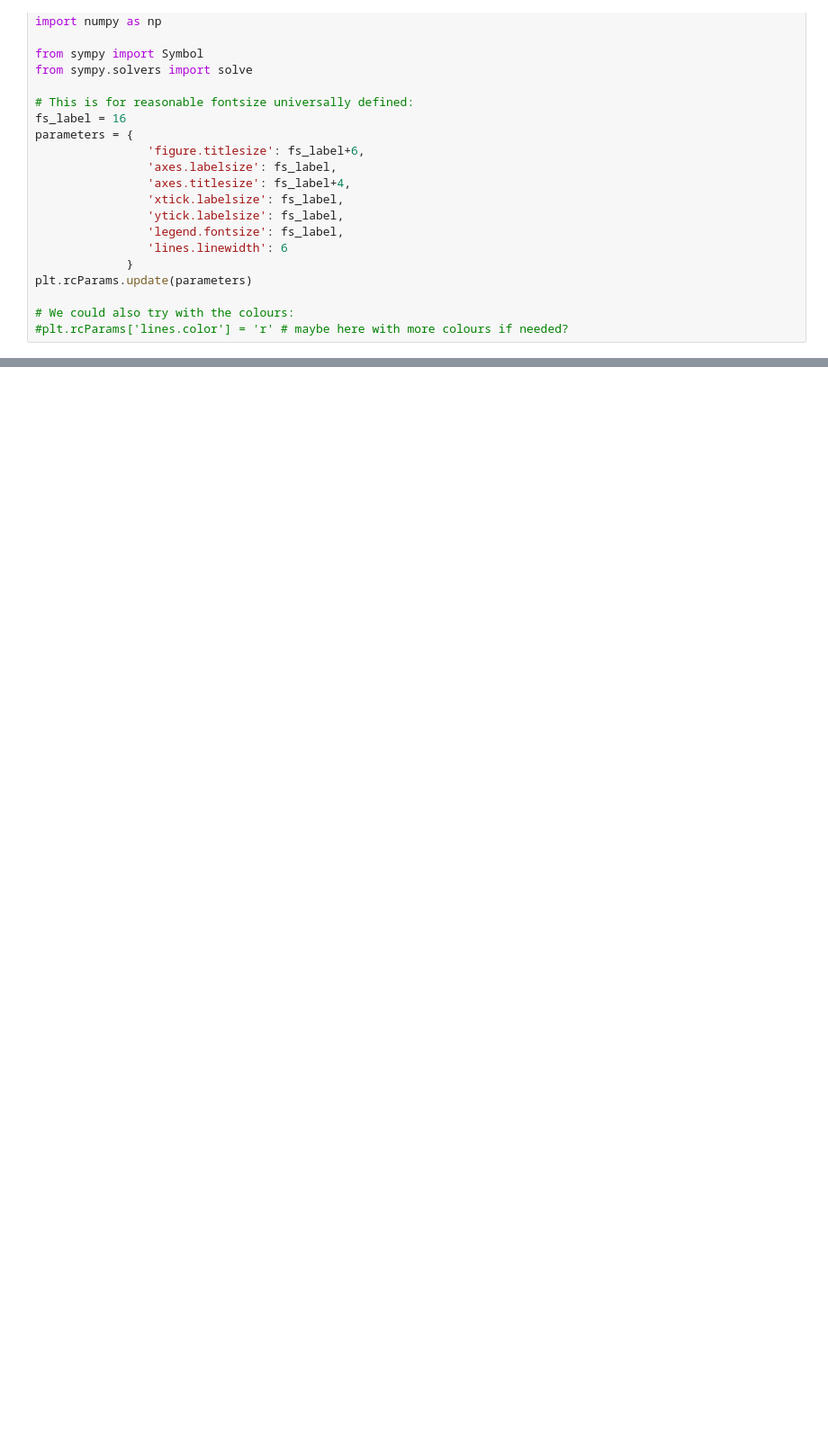
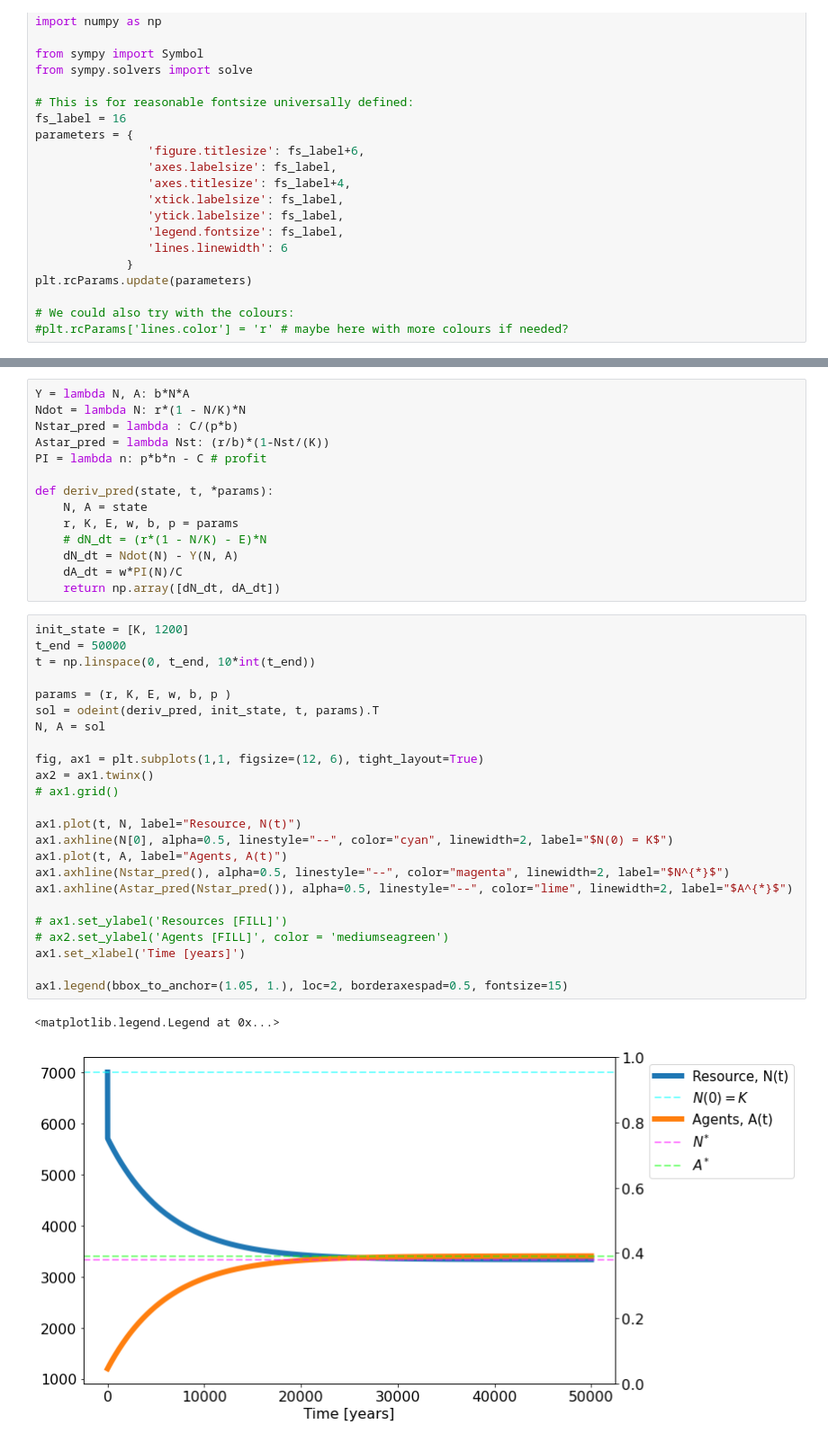
Before and after one commit to chrberrig/MatBio, a Jupyter notebook: simulations/5_trag_of_commons.ipynb, the cells around one changed output, grey strips where cells are left out. Shown at 90% size. Cells and saved outputs as stored; diff of their text form; blank space fills up the shorter version.

```diff
--- a/simulations/5_trag_of_commons.ipynb
+++ b/simulations/5_trag_of_commons.ipynb
@@ -59,0 +98,41 @@ ax1.legend(bbox_to_anchor=(1.05, 1.), loc=2, borderaxespad=0.5, fontsize=15)
+# %%
+Y = lambda N, A: b*N*A
+Ndot = lambda N: r*(1 - N/K)*N
+Nstar_pred = lambda : C/(p*b)
+Astar_pred = lambda Nst: (r/b)*(1-Nst/(K))
+PI = lambda n: p*b*n - C # profit
+
+def deriv_pred(state, t, *params):
+    N, A = state
+    r, K, E, w, b, p = params
+    # dN_dt = (r*(1 - N/K) - E)*N
+    dN_dt = Ndot(N) - Y(N, A)
+    dA_dt = w*PI(N)/C
+    return np.array([dN_dt, dA_dt])
+# %%
+init_state = [K, 1200]
+t_end = 50000
+t = np.linspace(0, t_end, 10*int(t_end))
+
+params = (r, K, E, w, b, p )
+sol = odeint(deriv_pred, init_state, t, params).T
+N, A = sol
+
+fig, ax1 = plt.subplots(1,1, figsize=(12, 6), tight_layout=True)
+ax2 = ax1.twinx()
+# ax1.grid()
+
+ax1.plot(t, N, label="Resource, N(t)")
+ax1.axhline(N[0], alpha=0.5, linestyle="--", color="cyan", linewidth=2, label="$N(0) = K$")
+ax1.plot(t, A, label="Agents, A(t)")
+ax1.axhline(Nstar_pred(), alpha=0.5, linestyle="--", color="magenta", linewidth=2, label="$N^{*}$")
+ax1.axhline(Astar_pred(Nstar_pred()), alpha=0.5, linestyle="--", color="lime", linewidth=2, label="$A^{*}$")
+
+# ax1.set_ylabel('Resources [FILL]')
+# ax2.set_ylabel('Agents [FILL]', color = 'mediumseagreen')
+ax1.set_xlabel('Time [years]')
+
+ax1.legend(bbox_to_anchor=(1.05, 1.), loc=2, borderaxespad=0.5, fontsize=15)
+# %% [output]
+<matplotlib.legend.Legend at 0x...>
+[figure, added]
```
Also changed, not shown: parts of 10 cells of this notebook.
